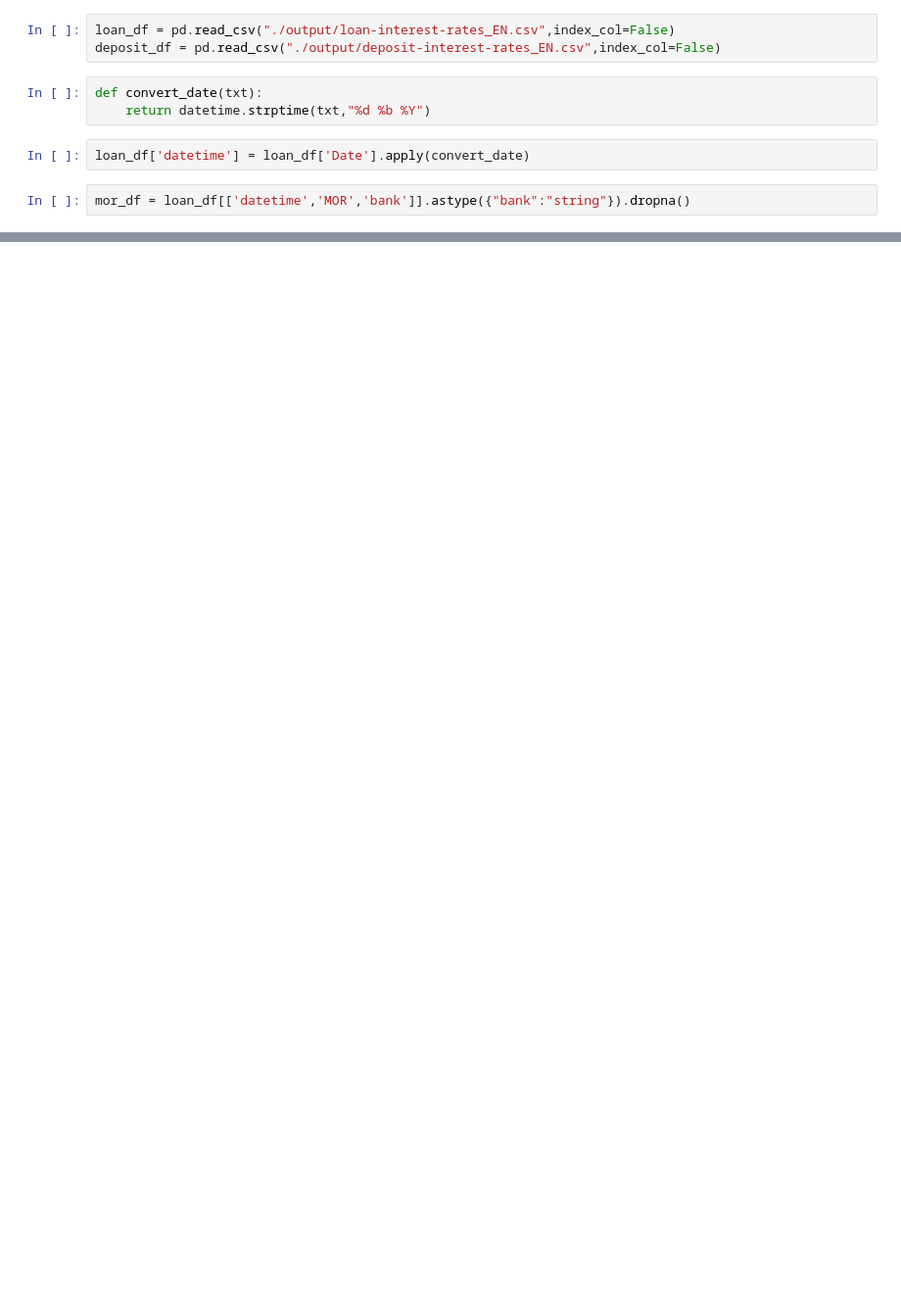
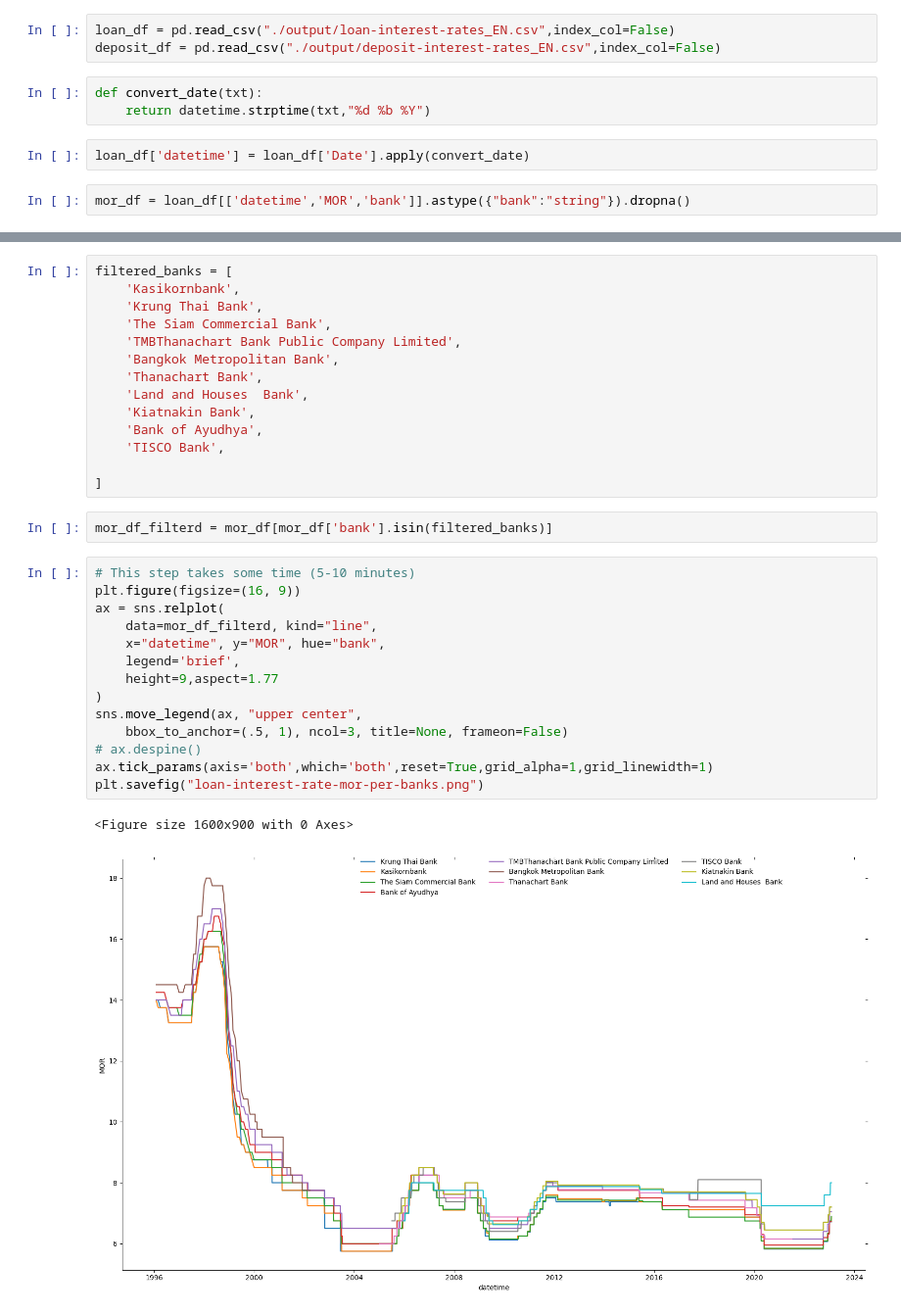
Before and after one commit to PhakphumV/th-bank-historical-interest-rates, a Jupyter notebook: 003-data-processing.ipynb, the cells around one changed output, grey strips where cells are left out. Shown at 98% size. Drawn from its saved outputs; the diff is of its cells as text; blank space fills up the shorter version.

```diff
--- a/003-data-processing.ipynb
+++ b/003-data-processing.ipynb
@@ -50,0 +30,33 @@ sns.relplot(
+# %%
+filtered_banks = [
+    'Kasikornbank',
+    'Krung Thai Bank',
+    'The Siam Commercial Bank',
+    'TMBThanachart Bank Public Company Limited',
+    'Bangkok Metropolitan Bank',
+    'Thanachart Bank',
+    'Land and Houses  Bank',
+    'Kiatnakin Bank',
+    'Bank of Ayudhya',
+    'TISCO Bank',
+
+]
+# %%
+mor_df_filterd = mor_df[mor_df['bank'].isin(filtered_banks)]
+# %%
+# This step takes some time (5-10 minutes)
+plt.figure(figsize=(16, 9))
+ax = sns.relplot(
+    data=mor_df_filterd, kind="line",
+    x="datetime", y="MOR", hue="bank",
+    legend='brief',
+    height=9,aspect=1.77
+)
+sns.move_legend(ax, "upper center",
+    bbox_to_anchor=(.5, 1), ncol=3, title=None, frameon=False)
+# ax.despine()
+ax.tick_params(axis='both',which='both',reset=True,grid_alpha=1,grid_linewidth=1)
+plt.savefig("loan-interest-rate-mor-per-banks.png")
+# %% [output]
+<Figure size 1600x900 with 0 Axes>
+[figure, added]
```
Also changed, not shown: parts of 7 cells of this notebook, 3 other files.
